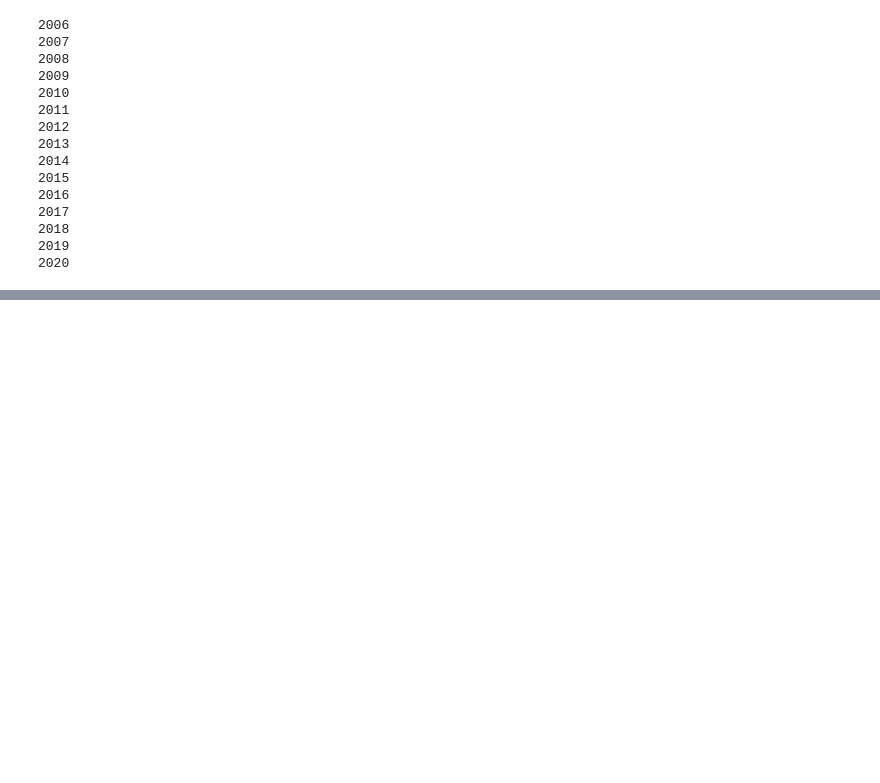
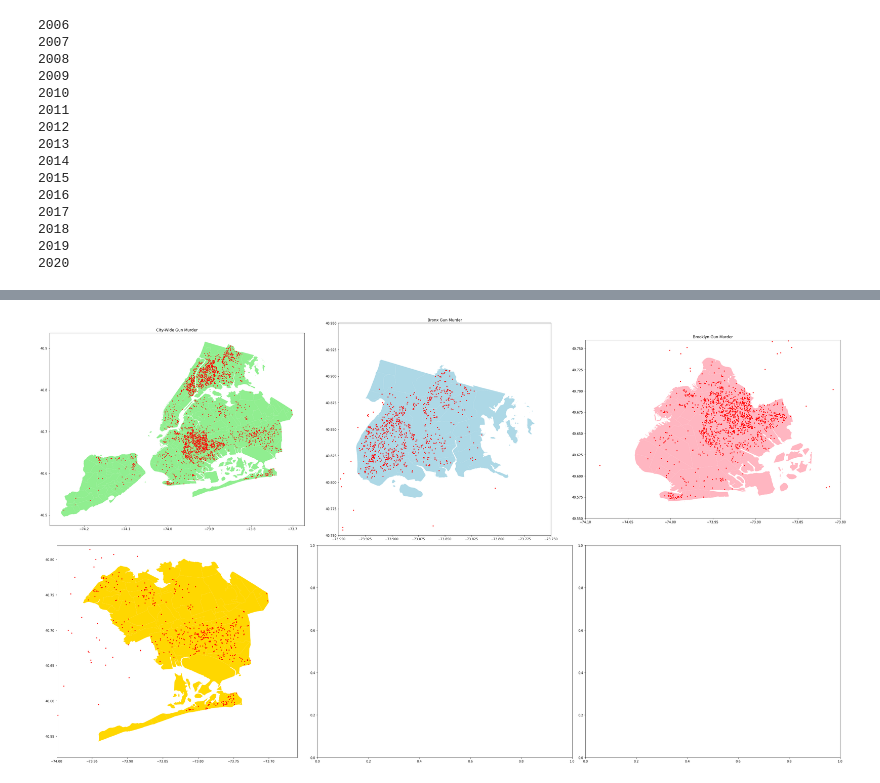
Before and after one commit to sashasabater/nyc-gun-violence, a Jupyter notebook: notebooks/nypd.ipynb, the cells around one changed output, grey strips where cells are left out. Saved outputs shown, nothing was run; the diff lists cells and outputs as text; code cells hidden in the pictures; blank space fills up the shorter version.

```diff
--- a/notebooks/nypd.ipynb
+++ b/notebooks/nypd.ipynb
@@ -64,3 +48,10 @@ geo_ny
+# %%
+#geodataframes of kills by boro
+geo_bronx = geo_k[geo_k.BORO == 'BRONX']
+geo_bk = geo_k[geo_k.BORO == 'BROOKLYN']
+geo_qns = geo_k[geo_k.BORO == 'QUEENS']
+geo_st = geo_k[geo_k.BORO == 'STATEN ISLAND']
+geo_mn = geo_k[geo_k.BORO == 'MANHATTAN']
 # %%
 ax = geo_ny.plot(figsize=(15, 10), marker = '^', cmap='Greens_r', alpha=.8)
 ax.set_title('rough sketch');
@@ -155,0 +164,42 @@ def kill_rate(df):
+# %%
+nyc = gpd.read_file('../data/map.geojson')
+# %%
+bronx_map = nyc[nyc.borough == 'Bronx']
+brooklyn_map = nyc[nyc.borough == 'Brooklyn']
+queens_map = nyc[nyc.borough == 'Queens']
+manhattan_map = nyc[nyc.borough == 'Manhattan']
+staten_map = nyc[nyc.borough == 'Staten Island']
+# %%
+fig, axs = plt.subplots(2, 3, figsize=(36, 20))
+axs=axs.flatten()
+
+nyc.plot(ax=axs[0], color = 'lightgreen')
+geo_k.plot(ax=axs[0], marker = "x", color = 'red', markersize = 2)
+axs[0].set_title('City-Wide Gun Murder')
+
+
+bronx_map.plot(ax=axs[1], color = 'lightblue')
+geo_bronx.plot(ax=axs[1], color = 'red', marker = 'x', markersize=6)
+axs[1].set_title('Bronx Gun Murder')
+axs[1].set_ylim(40.75, 40.95)
+axs[1].set_xlim(-73.95, -73.75)
+
+
+brooklyn_map.plot(ax=axs[2], color = 'lightpink')
+geo_bk.plot(ax=axs[2], color = 'red', marker = 'x', markersize = 6)
+axs[2].set_title('Brooklyn Gun Murder')
+axs[2].set_ylim(40.55, 40.76)
+axs[2].set_xlim(-74.1, -73.8)
+
+
+queens_map.plot(ax=axs[3], color = 'gold')
+geo_qns.plot(ax=axs[3], color = 'red', marker = 'x', markersize = 6)
+axs[3].set_title('Queens Gun Murder')
+axs[3].set_xlim(-74.0, -73.66)
+axs[3].set_ylim(40.52, 40.82)
+
+manhattan_map.plot(ax=axs[])
+
+fig.tight_layout();
+# %% [output]
+[figure, added]
```
Also changed, not shown: parts of 24 cells of this notebook.
